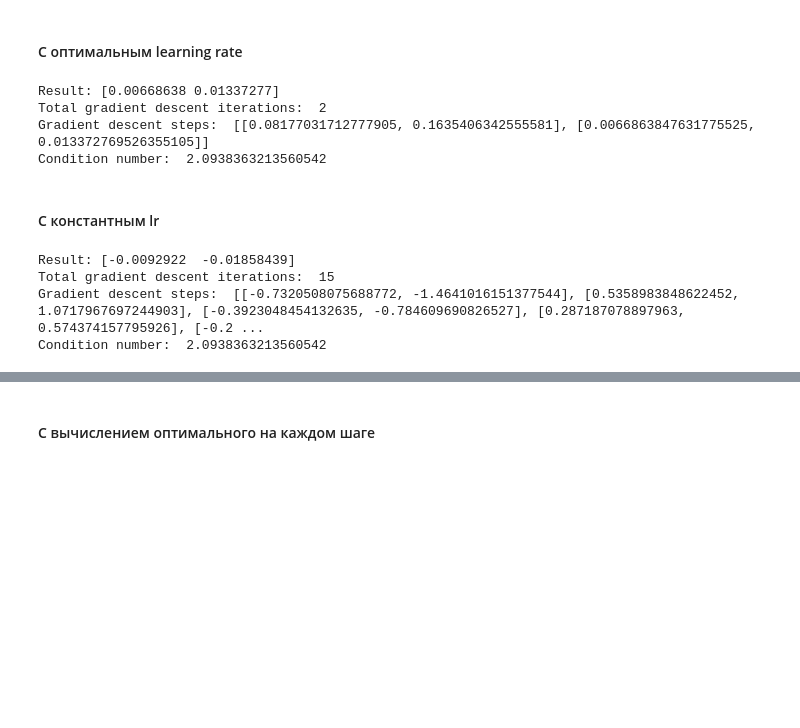
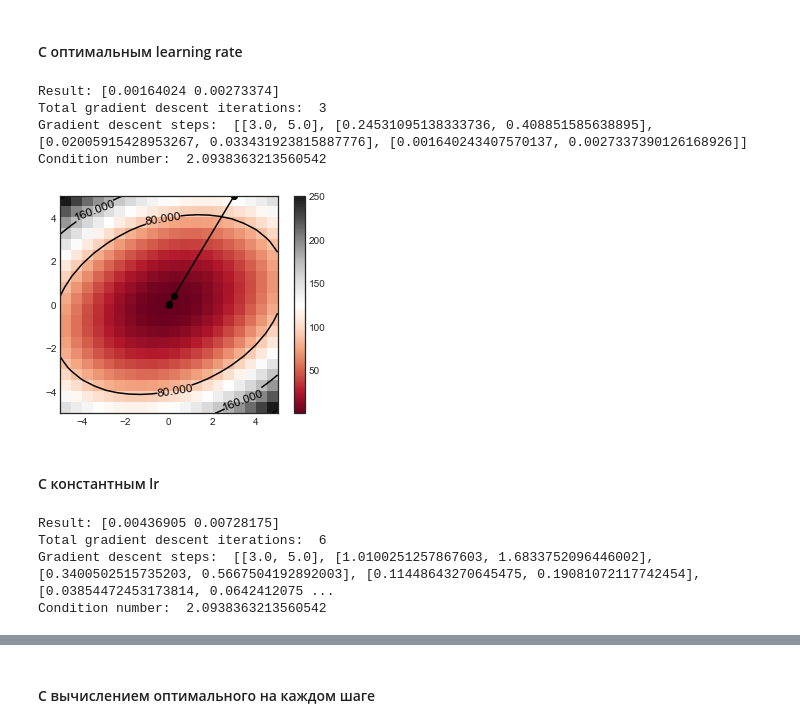
Before and after one commit to TayaPenskaya/ITMO_MO, a Jupyter notebook: lab1.ipynb, the cells around one changed output, grey strips where cells are left out. Cells and saved outputs as stored; diff of their text form; code cells hidden in the pictures; blank space fills up the shorter version.

```diff
--- a/lab1.ipynb
+++ b/lab1.ipynb
@@ -366,7 +367,7 @@ def get_condition_num(Q):
 # %%
 def quadratic_gradient_descent_optimal(Q: np.ndarray, x, eps):
     step = 0
-    xs = []
+    xs = [list(x)]
     c = get_condition_num(Q)
 
     while (np.linalg.norm(Q * x) > eps):
@@ -378,14 +379,18 @@ def quadratic_gradient_descent_optimal(Q: np.ndarray, x, eps):
 
     return x, step, xs, c
 # %%
-res, steps, grad_coords, cond = quadratic_gradient_descent_optimal(matrices[0], np.array([1., 2.]), 0.1)
+res, steps, grad_coords, cond = quadratic_gradient_descent_optimal(matrices[0], np.array([3., 5.]), 0.1)
 
 print_grad_res(res, steps, grad_coords, cond)
 # %% [output]
-Result: [0.00668638 0.01337277]
-Total gradient descent iterations:  2
-Gradient descent steps:  [[0.08177031712777905, 0.1635406342555581], [0.0066863847631775525, 0.013372769526355105]]
+Result: [0.00164024 0.00273374]
+Total gradient descent iterations:  3
+Gradient descent steps:  [[3.0, 5.0], [0.24531095138333736, 0.408851585638895], [0.02005915428953267, 0.033431923815887776], [0.001640243407570137, 0.0027337390126168926]]
 Condition number:  2.0938363213560542
+# %%
+draw_countors_plot_with_gradient_steps(matrices[0], grad_coords)
+# %% [output]
+[figure, added]
 # %% [markdown]
 #### С константным lr
 # %%
@@ -402,11 +407,11 @@ def quadratic_gradient_descent_constant(Q: np.ndarray, x, lr, eps):
 
     return x, step, xs, c
 # %%
-res, steps, grad_coords, cond = quadratic_gradient_descent_constant(matrices[0], np.array([1.,2.]), 0.5, 0.1)
+res, steps, grad_coords, cond = quadratic_gradient_descent_constant(matrices[0], np.array([3.,5.]), 0.3, 0.1)
 
 print_grad_res(res, steps, grad_coords, cond)
 # %% [output]
-Result: [-0.0092922  -0.01858439]
-Total gradient descent iterations:  15
-Gradient descent steps:  [[-0.7320508075688772, -1.4641016151377544], [0.5358983848622452, 1.0717967697244903], [-0.3923048454132635, -0.784609690826527], [0.287187078897963, 0.574374157795926], [-0.2 ...
+Result: [0.00436905 0.00728175]
+Total gradient descent iterations:  6
+Gradient descent steps:  [[3.0, 5.0], [1.0100251257867603, 1.6833752096446002], [0.3400502515735203, 0.5667504192892003], [0.11448643270645475, 0.19081072117742454], [0.03854472453173814, 0.0642412075 ...
 Condition number:  2.0938363213560542
```
Also changed, not shown: parts of 7 cells of this notebook.
